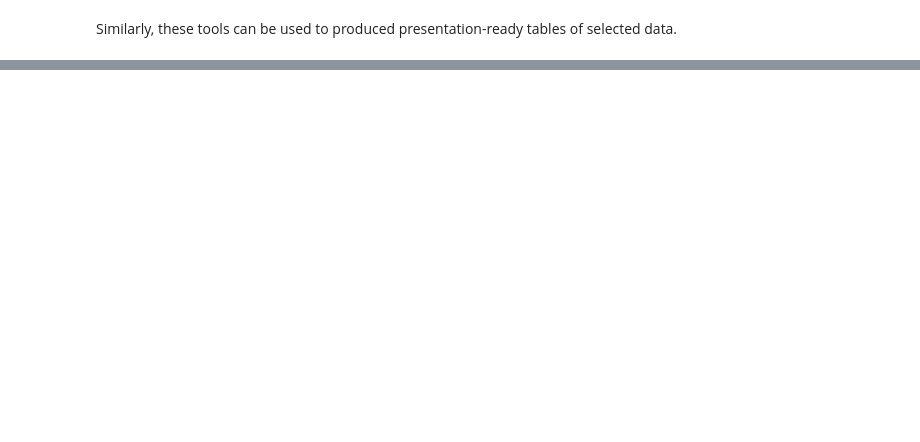
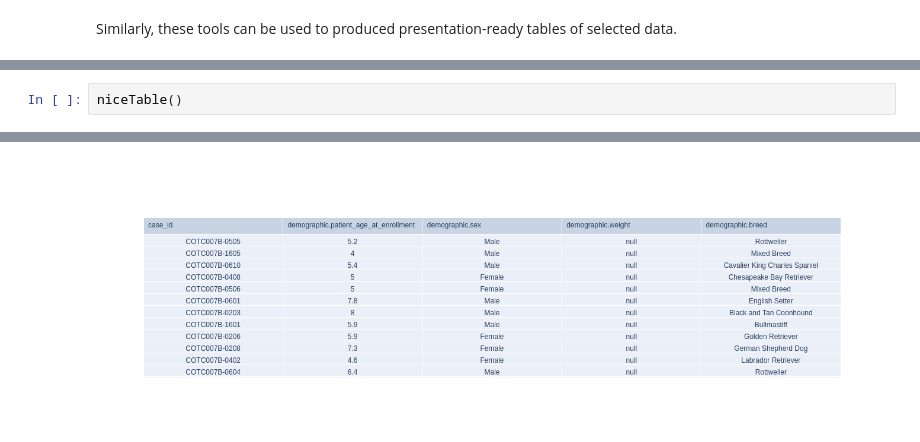
Before and after one commit to pihltd/Bento, a Jupyter notebook: ICDC_Analysis.ipynb, the cells around one changed output, grey strips where cells are left out. Drawn from its saved outputs; the diff is of its cells as text; blank space fills up the shorter version.

```diff
--- a/ICDC_Analysis.ipynb
+++ b/ICDC_Analysis.ipynb
@@ -242,0 +240,3 @@ niceTable2()
+# %%
+niceTable()
+# %% [output]
@@ -242,0 +244 @@ niceTable2()
+[figure, added]
```
Also changed, not shown: parts of 10 cells of this notebook.
